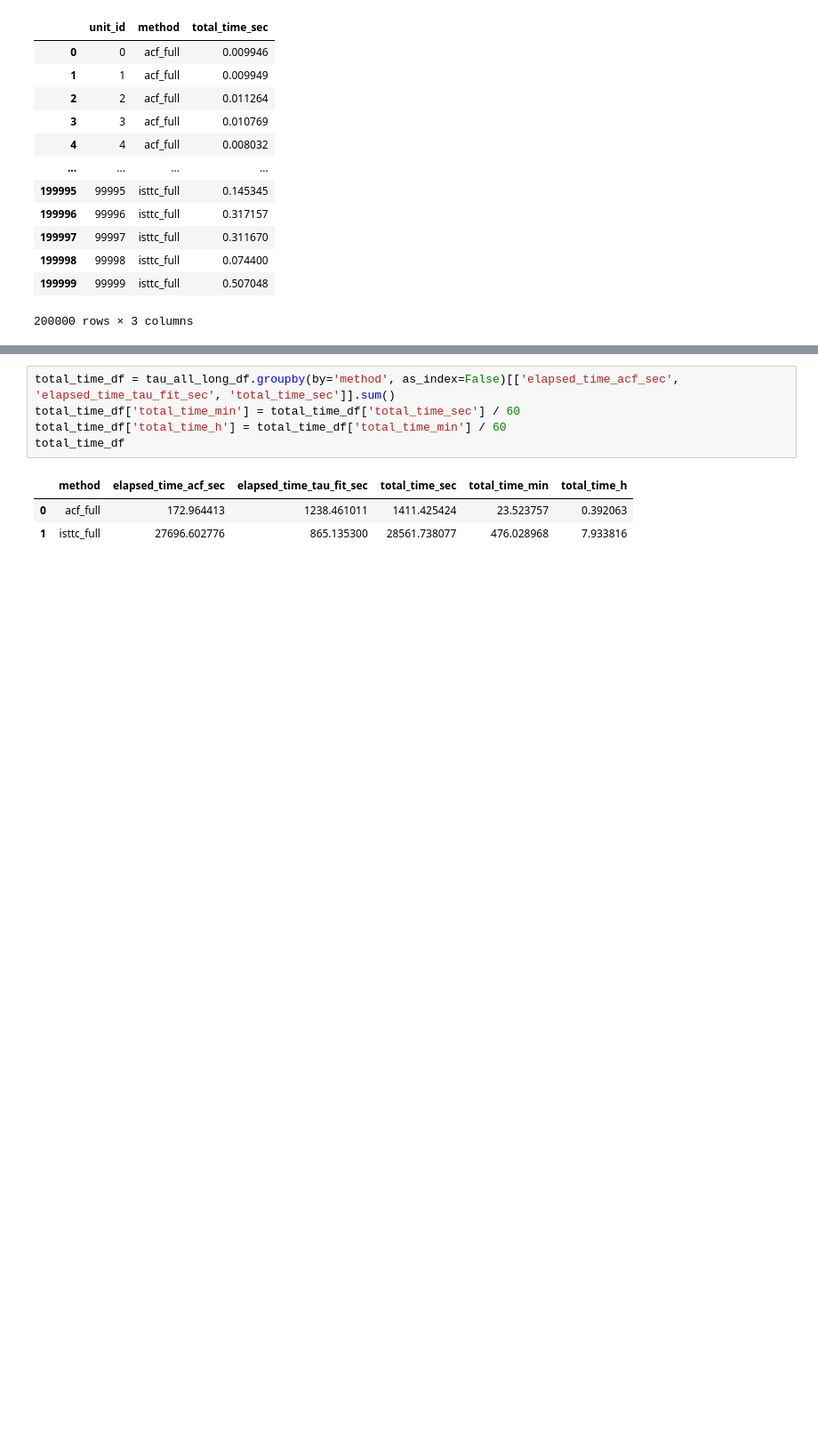
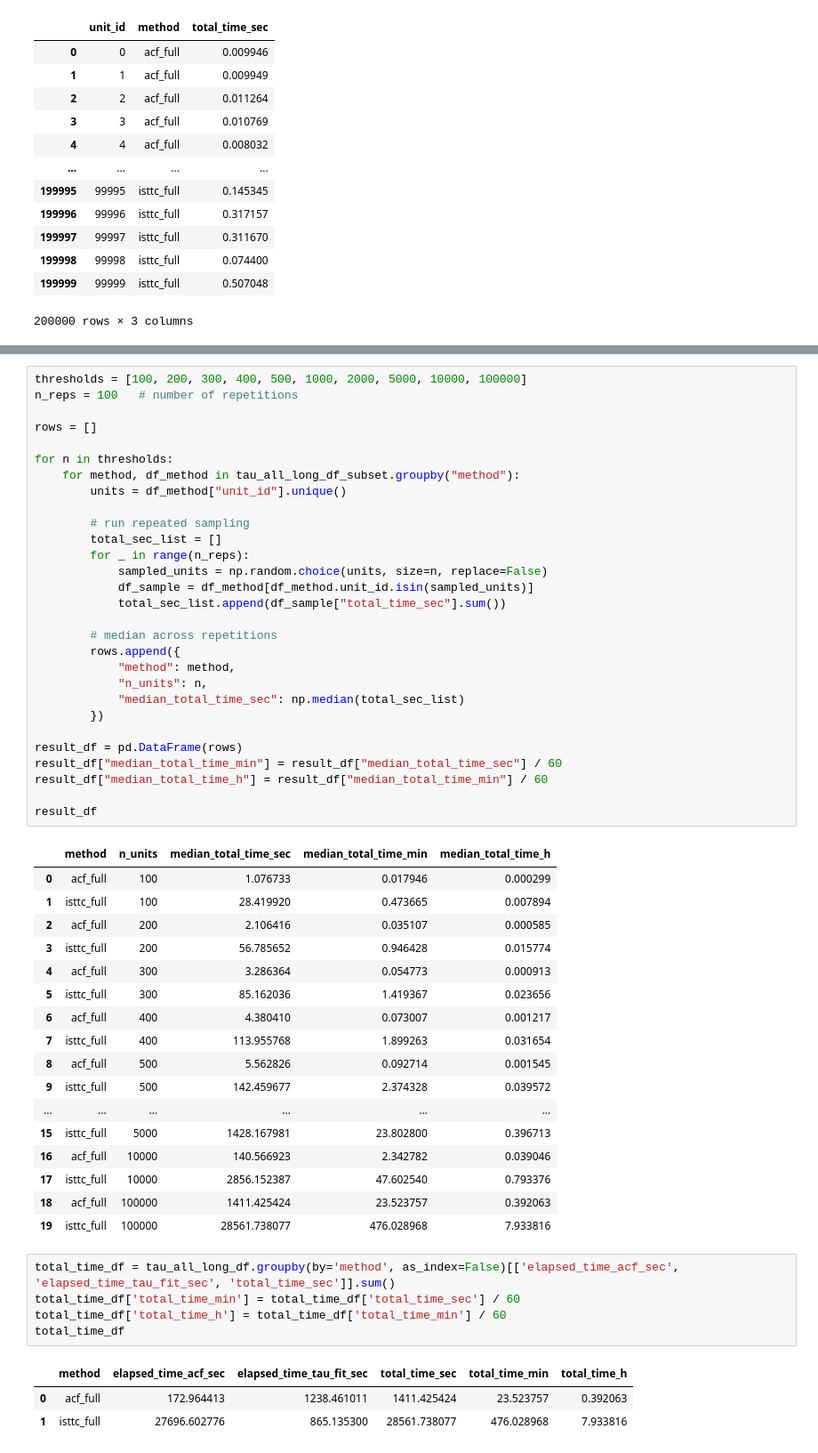
Before and after one commit to iinnpp/isttc, a Jupyter notebook: notebooks/synthetic/compute_time_full_signal.ipynb, the cells around one changed output, grey strips where cells are left out. Shown at 89% size. Saved outputs shown, nothing was run; the diff lists cells and outputs as text; blank space fills up the shorter version.

```diff
--- a/notebooks/synthetic/compute_time_full_signal.ipynb
+++ b/notebooks/synthetic/compute_time_full_signal.ipynb
@@ -225,3 +150,50 @@ result_df
+# %%
+thresholds = [100, 200, 300, 400, 500, 1000, 2000, 5000, 10000, 100000]
+n_reps = 100   # number of repetitions
+
+rows = []
+
+for n in thresholds:
+    for method, df_method in tau_all_long_df_subset.groupby("method"):
+        units = df_method["unit_id"].unique()
+
+        # run repeated sampling
+        total_sec_list = []
+        for _ in range(n_reps):
+            sampled_units = np.random.choice(units, size=n, replace=False)
+            df_sample = df_method[df_method.unit_id.isin(sampled_units)]
+            total_sec_list.append(df_sample["total_time_sec"].sum())
+
+        # median across repetitions
+        rows.append({
+            "method": method,
+            "n_units": n,
+            "median_total_time_sec": np.median(total_sec_list)
+        })
+
+result_df = pd.DataFrame(rows)
+result_df["median_total_time_min"] = result_df["median_total_time_sec"] / 60
+result_df["median_total_time_h"] = result_df["median_total_time_min"] / 60
+
+result_df
+# %% [output]
+|  | method | n_units | median_total_time_sec | median_total_time_min | median_total_time_h |
+| 0 | acf_full | 100 | 1.076733 | 0.017946 | 0.000299 |
+| 1 | isttc_full | 100 | 28.419920 | 0.473665 | 0.007894 |
+| 2 | acf_full | 200 | 2.106416 | 0.035107 | 0.000585 |
+| 3 | isttc_full | 200 | 56.785652 | 0.946428 | 0.015774 |
+| 4 | acf_full | 300 | 3.286364 | 0.054773 | 0.000913 |
+| 5 | isttc_full | 300 | 85.162036 | 1.419367 | 0.023656 |
+| 6 | acf_full | 400 | 4.380410 | 0.073007 | 0.001217 |
+| 7 | isttc_full | 400 | 113.955768 | 1.899263 | 0.031654 |
+| 8 | acf_full | 500 | 5.562826 | 0.092714 | 0.001545 |
+| 9 | isttc_full | 500 | 142.459677 | 2.374328 | 0.039572 |
+| ... | ... | ... | ... | ... | ... |
+| 15 | isttc_full | 5000 | 1428.167981 | 23.802800 | 0.396713 |
+| 16 | acf_full | 10000 | 140.566923 | 2.342782 | 0.039046 |
+| 17 | isttc_full | 10000 | 2856.152387 | 47.602540 | 0.793376 |
+| 18 | acf_full | 100000 | 1411.425424 | 23.523757 | 0.392063 |
+| 19 | isttc_full | 100000 | 28561.738077 | 476.028968 | 7.933816 |
 # %%
 total_time_df = tau_all_long_df.groupby(by='method', as_index=False)[['elapsed_time_acf_sec', 'elapsed_time_tau_fit_sec', 'total_time_sec']].sum()
 total_time_df['total_time_min'] = total_time_df['total_time_sec'] / 60
```
Also changed, not shown: parts of 8 cells of this notebook, 2 other files.
